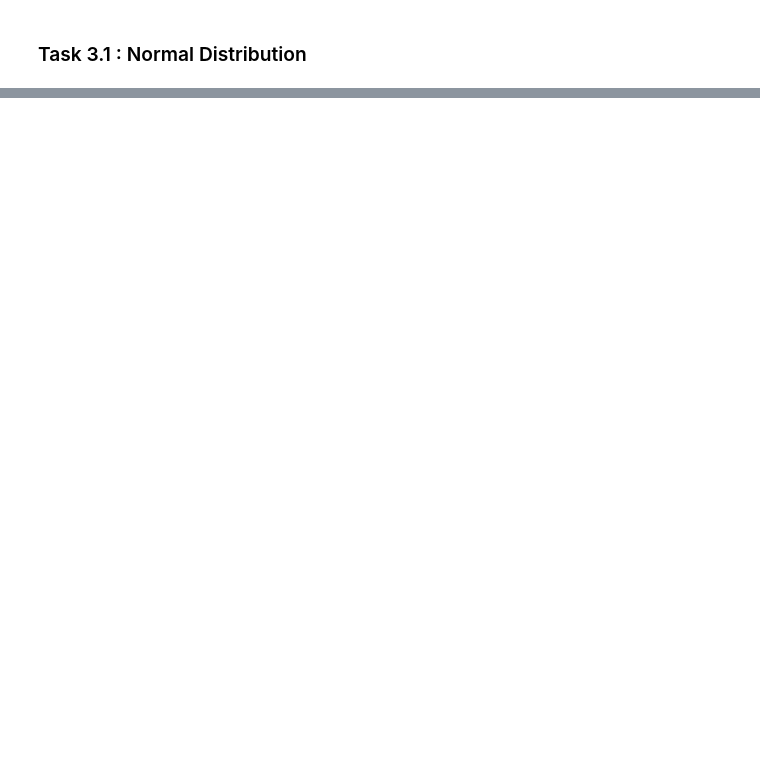
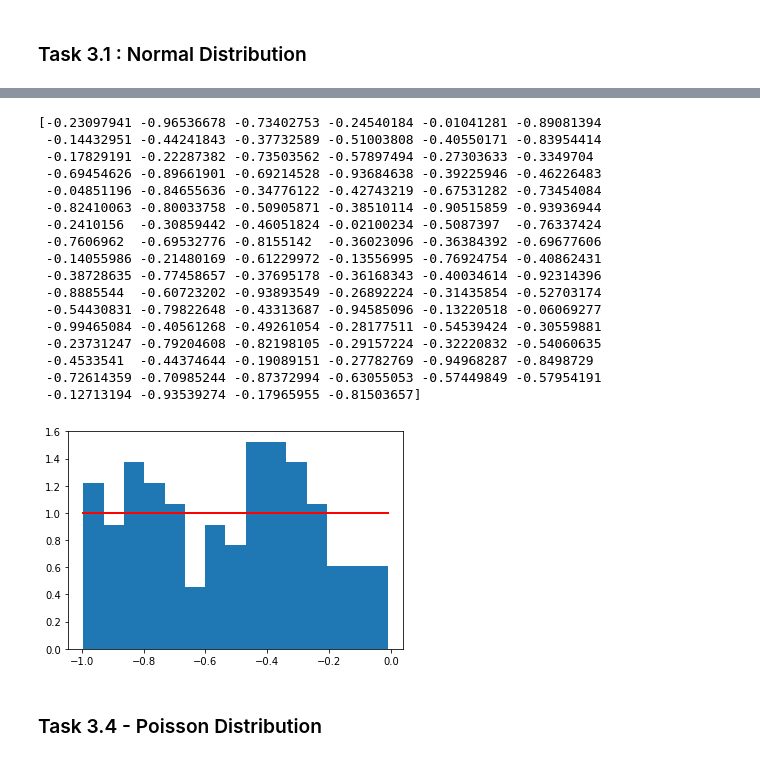
Before and after one commit to richardfeeney7/Programming-for-Data-Analysis, a Jupyter notebook: numpy.random.ipynb, the cells around one changed output, grey strips where cells are left out. Drawn from its saved outputs; the diff is of its cells as text; code cells hidden in the pictures; blank space fills up the shorter version.

```diff
--- a/numpy.random.ipynb
+++ b/numpy.random.ipynb
@@ -531,0 +566,39 @@ plt.show()
+# %%
+# numpy.random.uniform(low=0.0, high=1.0, size=None)
+
+
+x = np.random.uniform(-1,0,100) # Low = -1, high = 0 , size = 100
+print(x) # Show array of 100 number between -1 and 0 as floating point numbers
+
+
+# Check if the numbers are within range
+np.all(x >= -1)
+True
+np.all(x < 0)
+True
+
+# Display a histogram
+count, bins, ignored = plt.hist(x, 15, density=True)
+plt.plot(bins, np.ones_like(bins), linewidth=2, color='r')
+plt.show()
+# %% [output]
+[-0.23097941 -0.96536678 -0.73402753 -0.24540184 -0.01041281 -0.89081394
+ -0.14432951 -0.44241843 -0.37732589 -0.51003808 -0.40550171 -0.83954414
+ -0.17829191 -0.22287382 -0.73503562 -0.57897494 -0.27303633 -0.3349704
+ -0.69454626 -0.89661901 -0.69214528 -0.93684638 -0.39225946 -0.46226483
+ -0.04851196 -0.84655636 -0.34776122 -0.42743219 -0.67531282 -0.73454084
+ -0.82410063 -0.80033758 -0.50905871 -0.38510114 -0.90515859 -0.93936944
+ -0.2410156  -0.30859442 -0.46051824 -0.02100234 -0.5087397  -0.76337424
+ -0.7606962  -0.69532776 -0.8155142  -0.36023096 -0.36384392 -0.69677606
+ -0.14055986 -0.21480169 -0.61229972 -0.13556995 -0.76924754 -0.40862431
+ -0.38728635 -0.77458657 -0.37695178 -0.36168343 -0.40034614 -0.92314396
+ -0.8885544  -0.60723202 -0.93893549 -0.26892224 -0.31435854 -0.52703174
+ -0.54430831 -0.79822648 -0.43313687 -0.94585096 -0.13220518 -0.06069277
+ -0.99465084 -0.40561268 -0.49261054 -0.28177511 -0.54539424 -0.30559881
+ -0.23731247 -0.79204608 -0.82198105 -0.29157224 -0.32220832 -0.54060635
+ -0.4533541  -0.44374644 -0.19089151 -0.27782769 -0.94968287 -0.8498729
+ -0.72614359 -0.70985244 -0.87372994 -0.63055053 -0.57449849 -0.57954191
+ -0.12713194 -0.93539274 -0.17965955 -0.81503657]
+[figure, added]
+# %% [markdown]
+### Task 3.4 - Poisson Distribution
```
Also changed, not shown: parts of 36 cells of this notebook, 1 other file.
